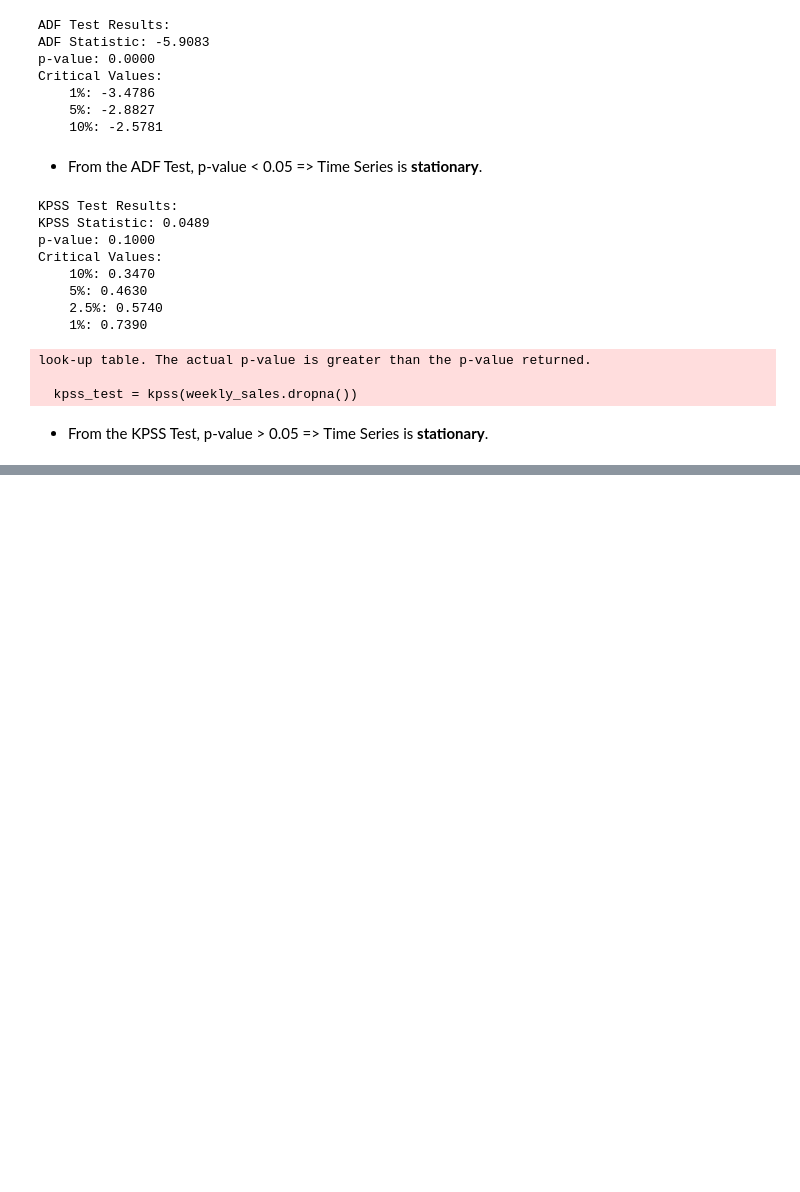
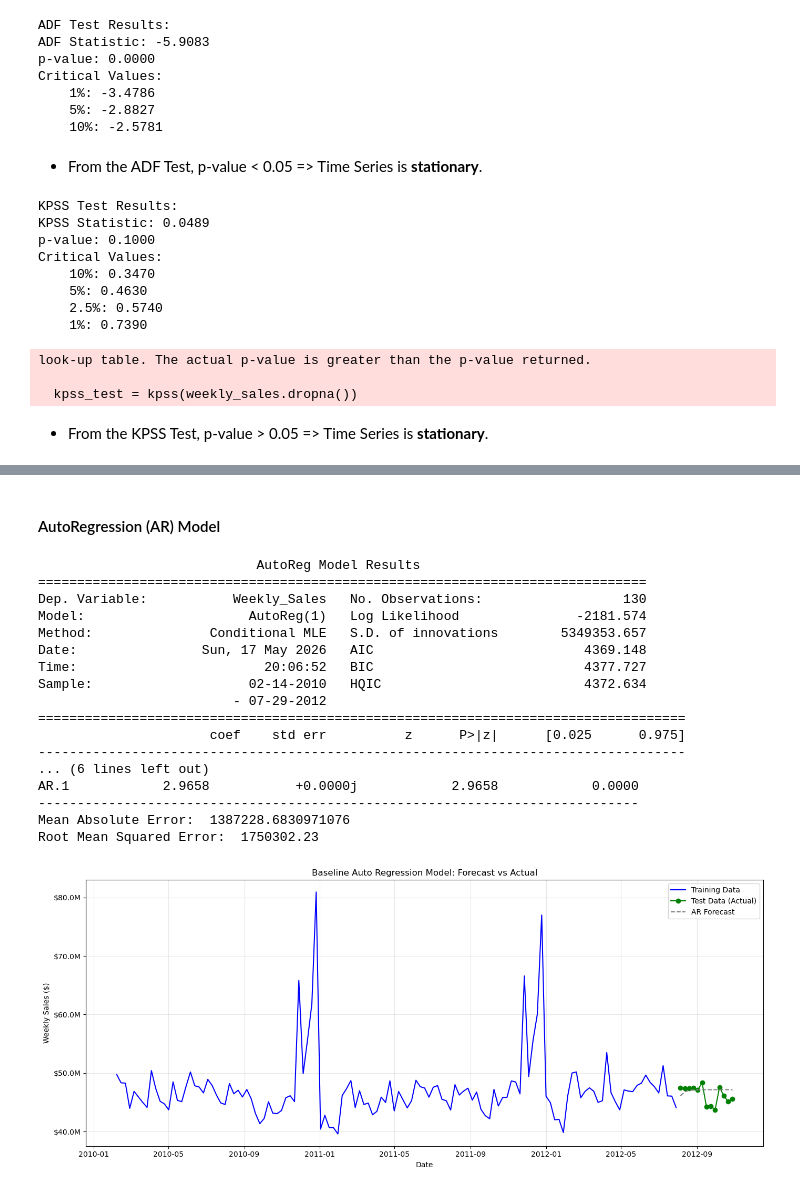
Before and after one commit to junaidazhar42/Walmart-Weekly-Sales-Forecasting-ARIMA-Prophet, a Jupyter notebook: main.ipynb, the cells around one changed output, grey strips where cells are left out. Drawn from its saved outputs; the diff is of its cells as text; code cells hidden in the pictures; blank space fills up the shorter version.

Commit message:
Forecasting

```diff
--- a/main.ipynb
+++ b/main.ipynb
@@ -470,0 +491,7 @@ look-up table. The actual p-value is greater than the p-value returned.
+# %%
+train_sales = weekly_sales[:-TEST_SIZE]
+test_sales = weekly_sales[-TEST_SIZE:]
+
+print(f"\n Data Split: ")
+print(f" Training Set: {len(train_sales)} weeks ({train_sales.index.min()} to {train_sales.index.max()})")
+print(f" Test Set: {len(train_sales)} weeks ({test_sales.index.min()} to {test_sales.index.max()})")
@@ -470,0 +502,55 @@ look-up table. The actual p-value is greater than the p-value returned.
+# %% [markdown]
+#### AutoRegression (AR) Model
+# %%
+# Auto Regression Model
+ar_model = AutoReg(train_sales, lags = 1)
+ar_model_fit = ar_model.fit()
+
+# Forecast for the next 13 weeks
+ar_forecast = ar_model_fit.predict(
+    start = len(train_sales),
+    end = len(train_sales) + len(test_sales) - 1,
+    dynamic = False
+)
+
+print(ar_model_fit.summary())
+
+# Evaluation Metrics
+mae = mean_absolute_error(test_sales, ar_forecast)
+rmse = round(np.sqrt(mean_squared_error(test_sales, ar_forecast)), 2)
+
+print("Mean Absolute Error: ", mae)
+print("Root Mean Squared Error: ", rmse)
+
+# Plot
+plt.figure(figsize = (14, 6))
+plt.plot(train_sales, label = "Training Data", color = 'blue')
+plt.plot(test_sales, label = "Test Data (Actual)", color = 'green', marker = 'o')
+plt.plot(test_sales.index, ar_forecast, label = "AR Forecast", color = 'grey', linestyle = '--')
+plt.gca().yaxis.set_major_formatter(mticker.FuncFormatter(lambda x, _: f'${int(x/1e6):.1f}M'))
+plt.title("Baseline Auto Regression Model: Forecast vs Actual")
+plt.xlabel("Date")
+plt.ylabel("Weekly Sales ($)")
+plt.legend()
+plt.grid(alpha = 0.3)
+plt.tight_layout()
+plt.show()
+# %% [output]
+                            AutoReg Model Results
+==============================================================================
+Dep. Variable:           Weekly_Sales   No. Observations:                  130
+Model:                     AutoReg(1)   Log Likelihood               -2181.574
+Method:               Conditional MLE   S.D. of innovations        5349353.657
+Date:                Sun, 17 May 2026   AIC                           4369.148
+Time:                        20:06:52   BIC                           4377.727
+Sample:                    02-14-2010   HQIC                          4372.634
+                         - 07-29-2012
+===================================================================================
+                      coef    std err          z      P>|z|      [0.025      0.975]
+-----------------------------------------------------------------------------------
+... (6 lines left out)
+AR.1            2.9658           +0.0000j            2.9658            0.0000
+-----------------------------------------------------------------------------
+Mean Absolute Error:  1387228.6830971076
+Root Mean Squared Error:  1750302.23
+[figure, added]
```
Also changed, not shown: parts of 10 cells of this notebook.
